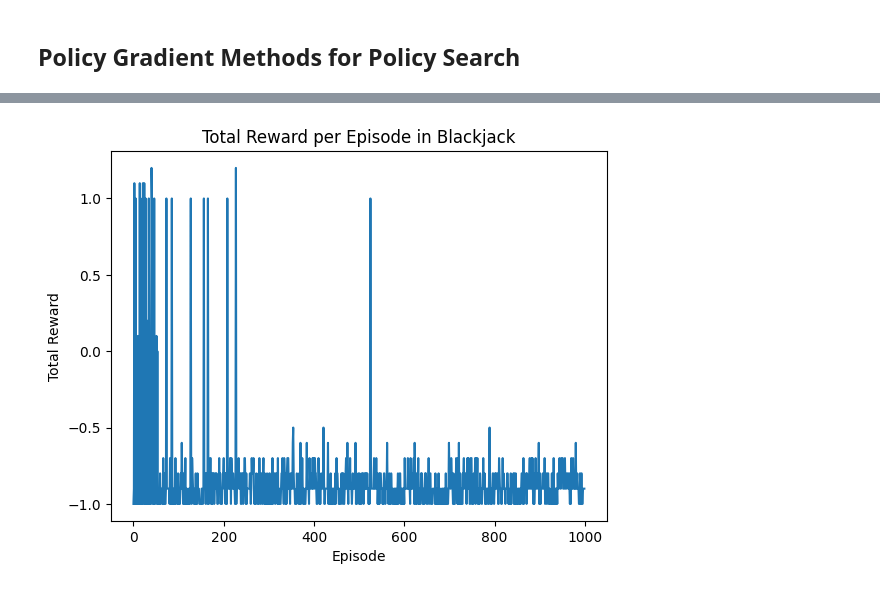
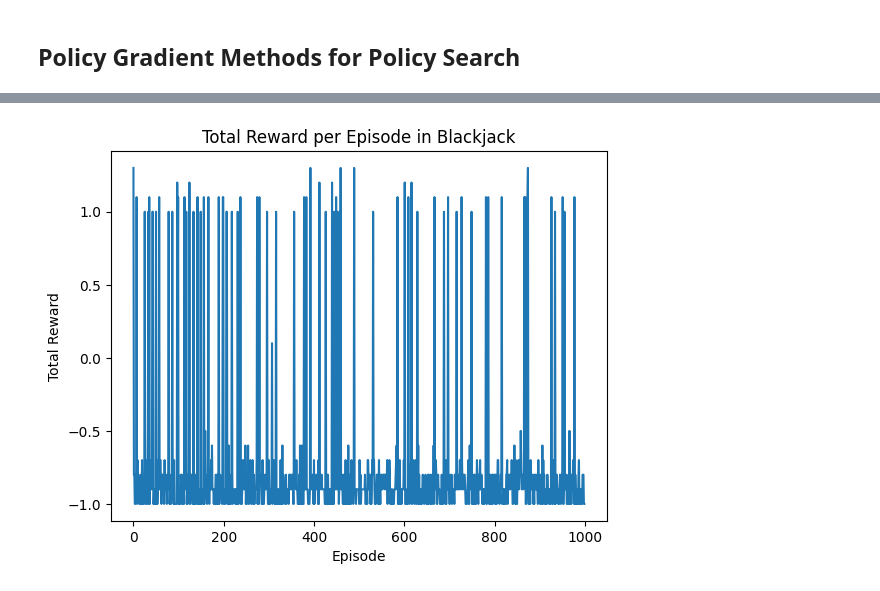
Before and after one commit to joshIsac/Reinforcement-learning, a Jupyter notebook: 2348523_lab10.ipynb, the cells around one changed output, grey strips where cells are left out. Saved outputs shown, nothing was run; the diff lists cells and outputs as text; code cells hidden in the pictures.

```diff
--- a/2348523_lab10.ipynb
+++ b/2348523_lab10.ipynb
@@ -104,32 +100,29 @@ class Blackjack:
                 return np.array([self.player_sum], dtype=np.float32), -1, self.done
         return np.array([self.player_sum], dtype=np.float32), 0, self.done
 
-# Policy network implemented with NumPy
+# Xavier Initialization for neural networks to avoid gradient issues
+def xavier_initialization(input_dim, output_dim):
+    bound = np.sqrt(6.0 / (input_dim + output_dim))
+    return np.random.uniform(-bound, bound, (input_dim, output_dim))
+
+# Policy Network
 class PolicyNetwork:
     def __init__(self, state_dim, action_dim, hidden_units=128, lr=0.01):
-        # Constrained initialization for stability
-        self.W1 = np.random.randn(state_dim, hidden_units) * 0.01
+        self.W1 = xavier_initialization(state_dim, hidden_units)  # Xavier initialization
         self.b1 = np.zeros(hidden_units)
-        self.W2 = np.random.randn(hidden_units, action_dim) * 0.01
+        self.W2 = xavier_initialization(hidden_units, action_dim)  # Xavier initialization
         self.b2 = np.zeros(action_dim)
         self.lr = lr
 
     def forward(self, state):
-        """
-        Forward pass for policy network.
-        """
         self.z1 = np.dot(state, self.W1) + self.b1
         self.a1 = np.maximum(0, self.z1)  # ReLU activation
         self.z2 = np.dot(self.a1, self.W2) + self.b2
-        self.a2 = np.exp(self.z2 - np.max(self.z2))  # Stability
+        self.a2 = np.exp(self.z2 - np.max(self.z2))  # Softmax Stability
         self.probs = self.a2 / np.sum(self.a2)
         return self.probs  # 1D probabilities array
 
     def backward(self, state, action, advantage):
-        """
-        Backpropagation and weight update.
-        """
-        # Gradients of output layer
         grad_z2 = self.probs.copy()
         grad_z2[action] -= 1
         grad_z2 *= advantage  # Scale by advantage
@@ -138,13 +131,17 @@ class PolicyNetwork:
         grad_W2 = np.outer(self.a1, grad_z2)
         grad_b2 = grad_z2
 
-        # Gradients for hidden layer
         grad_a1 = np.dot(grad_z2, self.W2.T)
         grad_z1 = grad_a1 * (self.z1 > 0)  # ReLU derivative
 
-        # Gradients for W1 and b1
         grad_W1 = np.outer(state, grad_z1)
         grad_b1 = grad_z1
+
+        # Gradient clipping to control exploding gradients
+        grad_W2 = self.clip_gradients(grad_W2)
+        grad_b2 = self.clip_gradients(grad_b2)
+        grad_W1 = self.clip_gradients(grad_W1)
+        grad_b1 = self.clip_gradients(grad_b1)
 
         # Update weights and biases
         self.W2 -= self.lr * grad_W2
@@ -152,13 +149,20 @@ class PolicyNetwork:
         self.W1 -= self.lr * grad_W1
         self.b1 -= self.lr * grad_b1
 
-# Helper function to select action
-def choose_action(state, policy_net):
-    # Ensure state is 1D
-    state = state.flatten()
-    action_probs = policy_net.forward(state)
-    action = np.random.choice(len(action_probs), p=action_probs)
-    return action, action_probs[action]
+    def clip_gradients(self, grad, max_norm=1.0):
+        norm = np.linalg.norm(grad)
+        if norm > max_norm:
+            return grad * (max_norm / norm)
+        return grad
+
+# Helper function to select action (epsilon-greedy)
+def choose_action(state, policy_net, epsilon=0.1):
+    if np.random.rand() < epsilon:  # Exploration (random action)
+        return np.random.choice(2), 0
+    else:  # Exploitation (select action from policy)
+        action_probs = policy_net.forward(state)
+        action = np.random.choice(len(action_probs), p=action_probs)
+        return action, action_probs[action]
 
 # Compute discounted returns
 def compute_returns(rewards, gamma):
@@ -177,9 +181,10 @@ if __name__ == "__main__":
     state_dim = 1  # Player's sum is a single value
     action_dim = 2  # Two actions: Hit or Stick
 
-    policy_net = PolicyNetwork(state_dim, action_dim, lr=0.005)
+    policy_net = PolicyNetwork(state_dim, action_dim, lr=0.001)  # Lower learning rate
     n_episodes = 1000
     gamma = 0.99
+    epsilon = 0.1  # Epsilon-greedy parameter
     total_rewards_per_episode = []
 
     for episode in range(n_episodes):
@@ -191,9 +196,8 @@ if __name__ == "__main__":
         total_reward = 0
         done = False
         while not done:
-            # Flatten the state for forward pass
             state_input = state.flatten()
-            action, action_prob = choose_action(state_input, policy_net)
+            action, action_prob = choose_action(state_input, policy_net, epsilon)
             next_state, reward, done = env.step(action)
 
             episode_states.append(state_input)  # Save flat state
@@ -205,7 +209,7 @@ if __name__ == "__main__":
 
         total_rewards_per_episode.append(total_reward)
 
-        # Compute returns
+        # Compute returns (discounted)
         returns = compute_returns(episode_rewards, gamma)
 
         # Update policy using returns
@@ -247 +251 @@ Episode 1000/1000, Average Reward (last 50 episodes): -0.86
-[figure, old version]
+[figure, new version]
```
Also changed, not shown: parts of 2 cells of this notebook.
